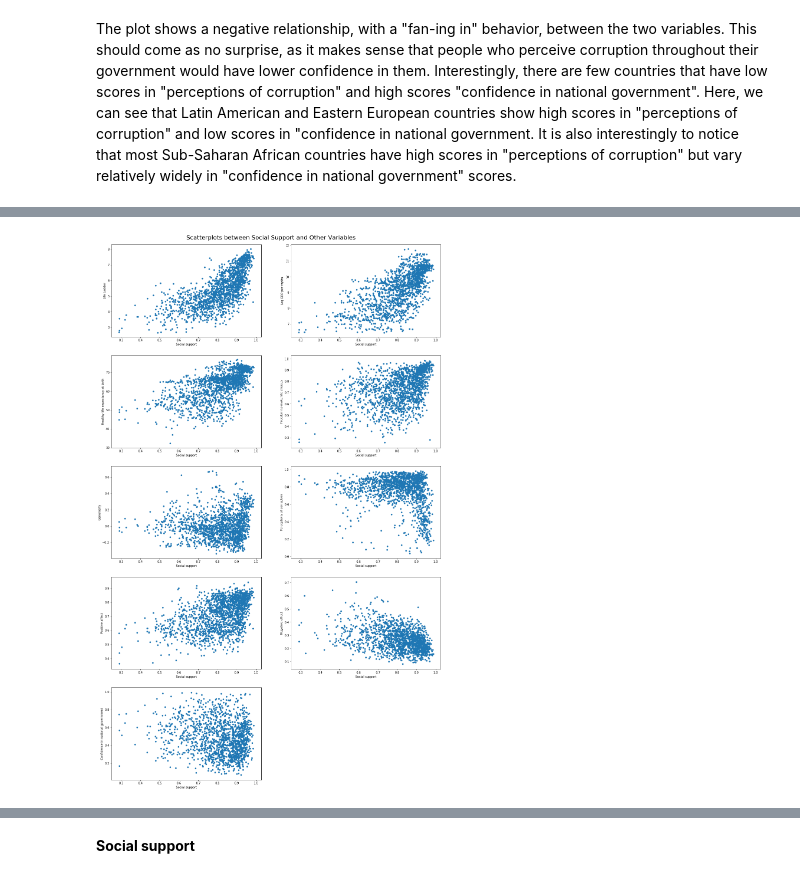
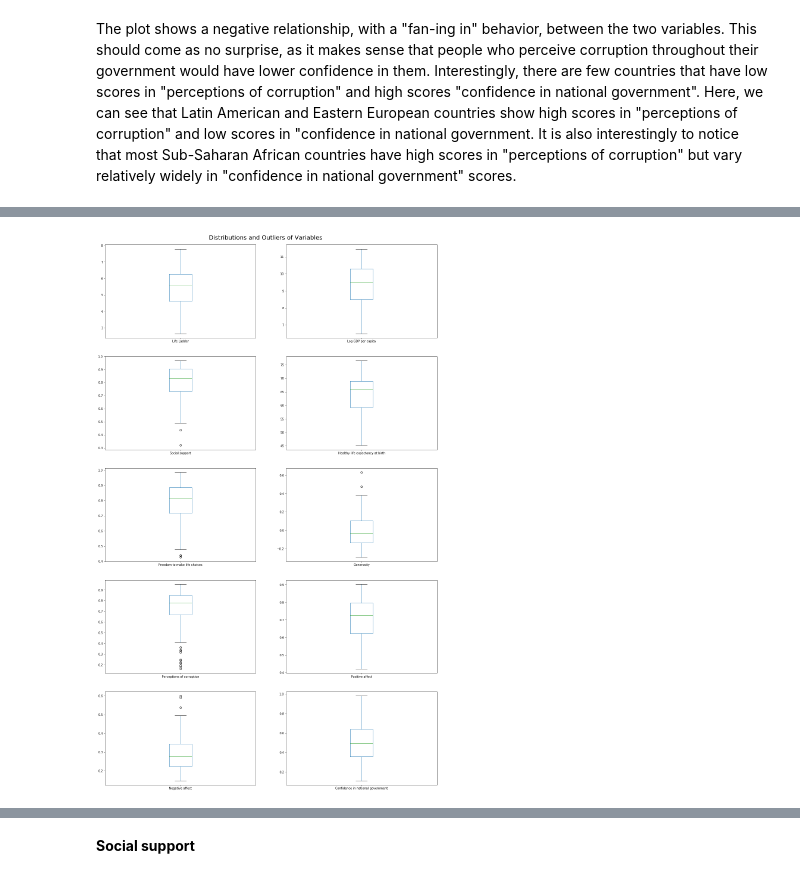
Before and after one commit to uyc201/stats131finalproject, a Jupyter notebook: Stats 131 Final Project Combined Version.ipynb, the cells around one changed output, grey strips where cells are left out. Drawn from its saved outputs; the diff is of its cells as text; code cells hidden in the pictures.

```diff
--- a/Stats 131 Final Project Combined Version.ipynb
+++ b/Stats 131 Final Project Combined Version.ipynb
@@ -235,5 +267,3 @@ TypeError: string indices must be integers
 
 __The plot below shows the relationship between "life ladder" scores and "social support" scores color-coordinated by regions.__
-# %%
-happy_2017_final = pd.read_csv("https://raw.githubusercontent.com/uyc201/stats131finalproject/master/happy_2017_final.csv")
 # %%
@@ -321,18 +355,18 @@ happy_fin = happy_clean.set_index('Country name') # indexing by country
 # %%
 fig,axes=plt.subplots(nrows=5,ncols=2,figsize=(20,30))
-fig.delaxes(axes[4][1])
 
-happy_fin.plot(x="Social support",y="Life Ladder",kind="scatter",ax=axes[0,0])
-happy_fin.plot(x="Social support",y="Log GDP per capita",kind="scatter",ax=axes[0,1])
-happy_fin.plot(x="Social support",y="Healthy life expectancy at birth",kind="scatter",ax=axes[1,0])
-happy_fin.plot(x="Social support",y="Freedom to make life choices",kind="scatter",ax=axes[1,1])
-happy_fin.plot(x="Social support",y="Generosity",kind="scatter",ax=axes[2,0])
-happy_fin.plot(x="Social support",y="Perceptions of corruption",kind="scatter",ax=axes[2,1])
-happy_fin.plot(x="Social support",y="Positive affect",kind="scatter",ax=axes[3,0])
-happy_fin.plot(x="Social support",y="Negative affect",kind="scatter",ax=axes[3,1])
-happy_fin.plot(x="Social support",y="Confidence in national government",kind="scatter",ax=axes[4,0])
-fig.suptitle('Scatterplots between Social Support and Other Variables',size=20)
+happy_2017_final["Life Ladder"].plot(kind="box",ax=axes[0,0])
+happy_2017_final["Log GDP per capita"].plot(kind="box",ax=axes[0,1])
+happy_2017_final["Social support"].plot(kind="box",ax=axes[1,0])
+happy_2017_final["Healthy life expectancy at birth"].plot(kind="box",ax=axes[1,1])
+happy_2017_final["Freedom to make life choices"].plot(kind="box",ax=axes[2,0])
+happy_2017_final["Generosity"].plot(kind="box",ax=axes[2,1])
+happy_2017_final["Perceptions of corruption"].plot(kind="box",ax=axes[3,0])
+happy_2017_final["Positive affect"].plot(kind="box",ax=axes[3,1])
+happy_2017_final["Negative affect"].plot(kind="box",ax=axes[4,0])
+happy_2017_final["Confidence in national government"].plot(kind="box",ax=axes[4,1])
+fig.suptitle('Distributions and Outliers of Variables',size=20)
 fig.subplots_adjust(top=.965)
 plt.show()
 # %% [output]
-[figure, old version]
+[figure, new version]
```
Also changed, not shown: parts of 48 cells of this notebook.
